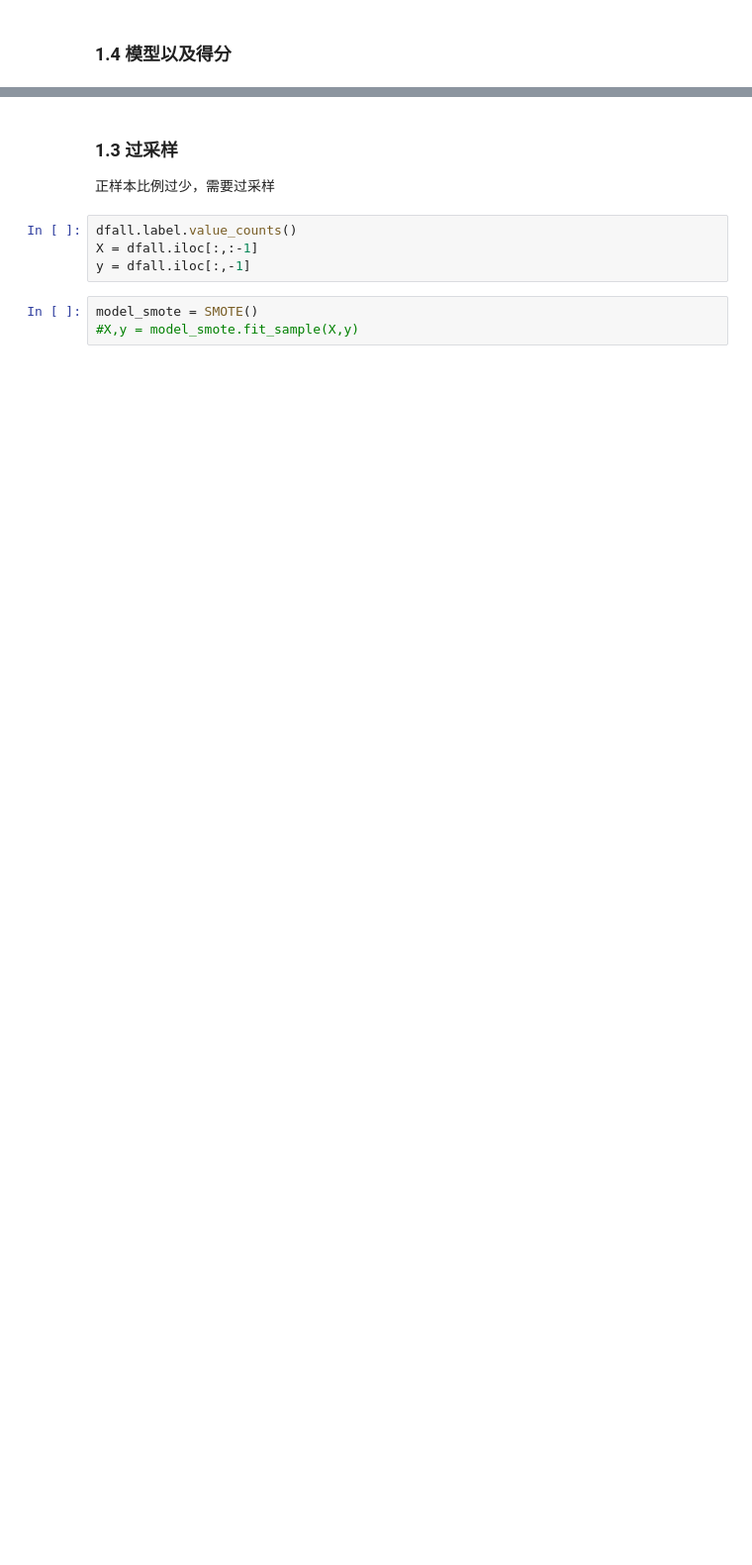
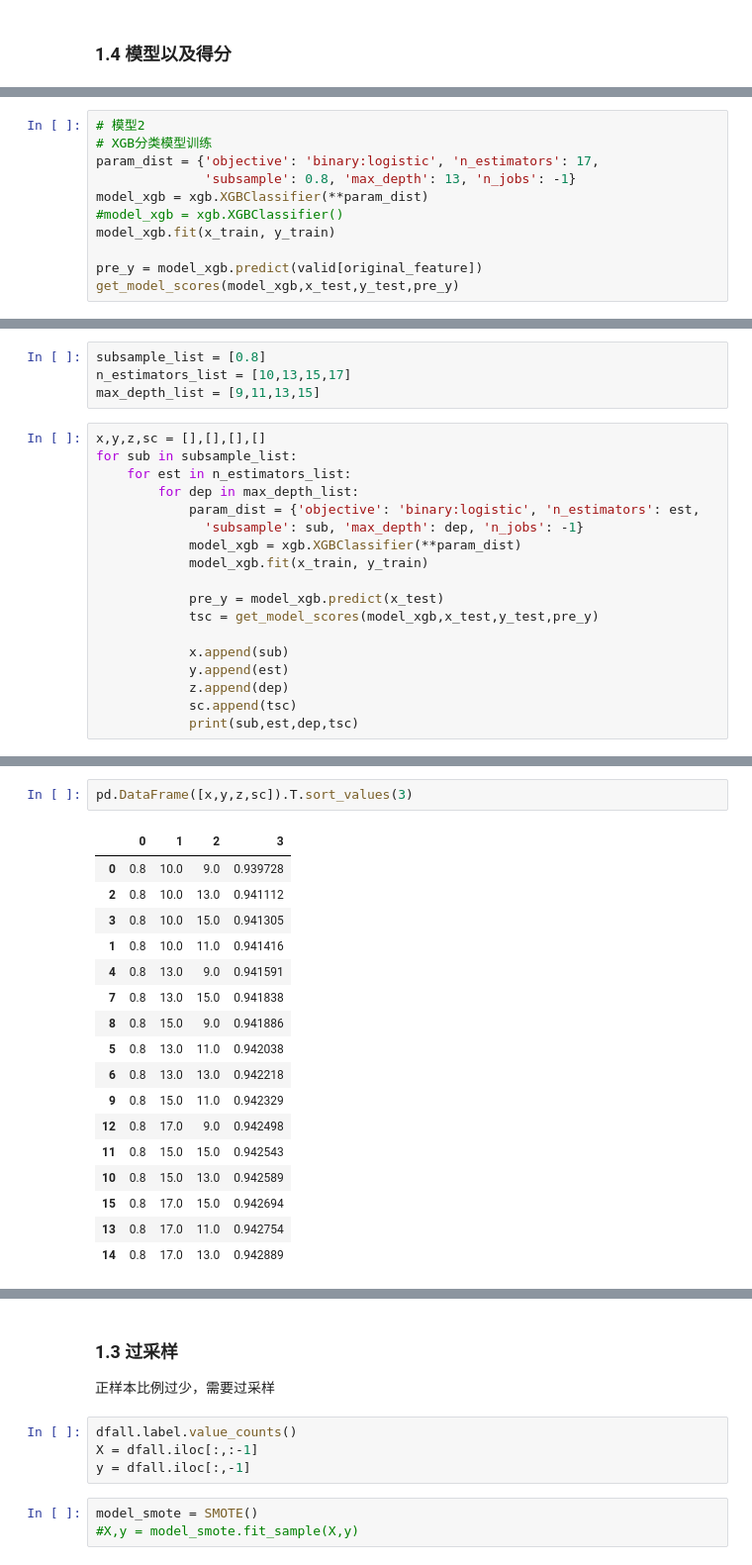
Before and after one commit to shaolei-zuo/myproject, a Jupyter notebook: mcomp/tc_o2o/基本模型.ipynb, the cells around one changed output, grey strips where cells are left out. Shown at 99% size. Saved outputs shown, nothing was run; the diff lists cells and outputs as text; blank space fills up the shorter version.

```diff
--- a/mcomp/tc_o2o/基本模型.ipynb
+++ b/mcomp/tc_o2o/基本模型.ipynb
@@ -215,0 +264,11 @@ print(model.score(valid[original_feature], valid['label']))
+# %%
+# 模型2
+# XGB分类模型训练
+param_dist = {'objective': 'binary:logistic', 'n_estimators': 17,
+              'subsample': 0.8, 'max_depth': 13, 'n_jobs': -1}
+model_xgb = xgb.XGBClassifier(**param_dist)
+#model_xgb = xgb.XGBClassifier()
+model_xgb.fit(x_train, y_train)
+
+pre_y = model_xgb.predict(valid[original_feature])
+get_model_scores(model_xgb,x_test,y_test,pre_y)
@@ -215,0 +285,22 @@ print(model.score(valid[original_feature], valid['label']))
+# %%
+subsample_list = [0.8]
+n_estimators_list = [10,13,15,17]
+max_depth_list = [9,11,13,15]
+# %%
+x,y,z,sc = [],[],[],[]
+for sub in subsample_list:
+    for est in n_estimators_list:
+        for dep in max_depth_list:
+            param_dist = {'objective': 'binary:logistic', 'n_estimators': est,
+              'subsample': sub, 'max_depth': dep, 'n_jobs': -1}
+            model_xgb = xgb.XGBClassifier(**param_dist)
+            model_xgb.fit(x_train, y_train)
+
+            pre_y = model_xgb.predict(x_test)
+            tsc = get_model_scores(model_xgb,x_test,y_test,pre_y)
+
+            x.append(sub)
+            y.append(est)
+            z.append(dep)
+            sc.append(tsc)
+            print(sub,est,dep,tsc)
@@ -215,0 +325,20 @@ print(model.score(valid[original_feature], valid['label']))
+# %%
+pd.DataFrame([x,y,z,sc]).T.sort_values(3)
+# %% [output]
+|  | 0 | 1 | 2 | 3 |
+| 0 | 0.8 | 10.0 | 9.0 | 0.939728 |
+| 2 | 0.8 | 10.0 | 13.0 | 0.941112 |
+| 3 | 0.8 | 10.0 | 15.0 | 0.941305 |
+| 1 | 0.8 | 10.0 | 11.0 | 0.941416 |
+| 4 | 0.8 | 13.0 | 9.0 | 0.941591 |
+| 7 | 0.8 | 13.0 | 15.0 | 0.941838 |
+| 8 | 0.8 | 15.0 | 9.0 | 0.941886 |
+| 5 | 0.8 | 13.0 | 11.0 | 0.942038 |
+| 6 | 0.8 | 13.0 | 13.0 | 0.942218 |
+| 9 | 0.8 | 15.0 | 11.0 | 0.942329 |
+| 12 | 0.8 | 17.0 | 9.0 | 0.942498 |
+| 11 | 0.8 | 15.0 | 15.0 | 0.942543 |
+| 10 | 0.8 | 15.0 | 13.0 | 0.942589 |
+| 15 | 0.8 | 17.0 | 15.0 | 0.942694 |
+| 13 | 0.8 | 17.0 | 11.0 | 0.942754 |
+| 14 | 0.8 | 17.0 | 13.0 | 0.942889 |
```
Also changed, not shown: parts of 27 cells of this notebook, 2 other files.
